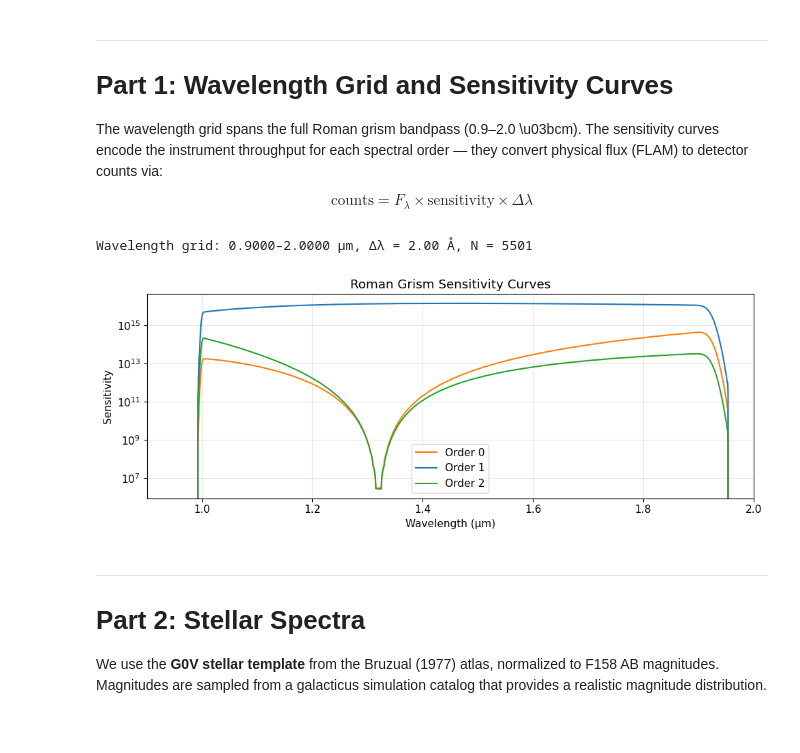
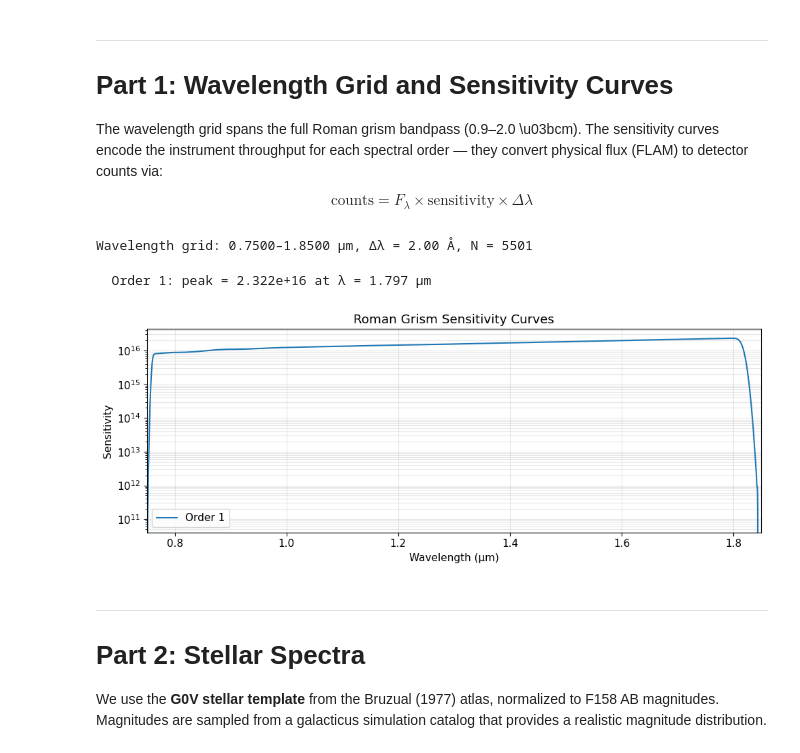
Before and after one commit to roman-grs-pit/roman_disperser, a Jupyter notebook: notebooks/galaxy/stars_and_galaxies_gpu_demo.ipynb, the cells around one changed output. Cells and saved outputs as stored; diff of their text form; code cells hidden in the pictures.

```diff
--- a/notebooks/galaxy/stars_and_galaxies_gpu_demo.ipynb
+++ b/notebooks/galaxy/stars_and_galaxies_gpu_demo.ipynb
@@ -104,12 +105,12 @@ GAL_TEMPLATES = ['elliptical_template', 'starb1_template']
 X_MIN, X_MAX = 100.0, 3988.0
 Y_MIN, Y_MAX = 100.0, 3988.0
 
-# Wavelength configuration
-LAM_MIN, LAM_MAX = 0.9, 2.0   # microns
+# Wavelength configuration (P127 prism)
+LAM_MIN, LAM_MAX = 0.75, 1.85   # microns
 DLAM_ANGSTROMS = 2.0           # 2 Angstrom spacing
 
-# Detector and orders
-ORDERS = ['0', '1', '2']
+# Detector and orders (prism has a single dispersed beam)
+ORDERS = ['1']
 DETECTOR = 'WFI05'
 SCA = 5
 PSF_CACHE_DIR = 'data/psf_cache'
@@ -163,9 +164,9 @@ dlam_angstroms = (wavelengths[1] - wavelengths[0]) * 1e4
 print(f"Wavelength grid: {wavelengths[0]:.4f}–{wavelengths[-1]:.4f} μm, "
       f"Δλ = {dlam_angstroms:.2f} Å, N = {len(wavelengths)}")
 # %% [output]
-Wavelength grid: 0.9000–2.0000 μm, Δλ = 2.00 Å, N = 5501
+Wavelength grid: 0.7500–1.8500 μm, Δλ = 2.00 Å, N = 5501
 # %%
-# Load grism sensitivity curves for each spectral order
+# Resolve project root (PIXI_PROJECT_ROOT when running under pixi, else walk up to pyproject.toml).
 _root = os.environ.get("PIXI_PROJECT_ROOT", "")
 if _root:
     project_root = Path(_root)
@@ -176,36 +177,31 @@ else:
         if project_root == project_root.parent:
             raise FileNotFoundError("Could not find project root (no pyproject.toml found)")
 
-sensitivity_files = {
-    '1': project_root / 'data' / 'sensitivities' / 'SCA1_sens_12052024.fits',
-    '0': project_root / 'data' / 'sensitivities' / 'SCA1_sens_12052024_order0.fits',
-    '2': project_root / 'data' / 'sensitivities' / 'SCA1_sens_12052024_order2.fits',
-}
-
-sensitivities = {}
-print("Loading sensitivity curves...")
-for order, fpath in sensitivity_files.items():
-    with fits.open(fpath) as hdul:
-        wl_sens = hdul[1].data['WAVELENGTH'] / 1e4  # Å → μm
-        sens_vals = hdul[1].data['SENSITIVITY']
-        sens_interp = np.interp(wavelengths, wl_sens, sens_vals)
-        sensitivities[order] = jnp.array(sens_interp.astype(np.float32))
-        peak_idx = np.argmax(sens_interp)
-        print(f"  Order {order}: peak = {sens_interp.max():.3e} at λ = {wavelengths[peak_idx]:.3f} μm")
+# Prism sensitivities live in data/sensitivities_prism/ with a per-SCA, per-order YAML map.
+# pipeline.load_sensitivities reads only orders listed in ORDERS (driven by pipeline.ORDERS).
+sensitivities = pipeline.load_sensitivities(
+    project_root / "data" / "sensitivities_prism", sca=SCA, wavelengths=wavelengths
+)
+for order, sens in sensitivities.items():
+    sens_np = np.asarray(sens)
+    peak_idx = int(np.argmax(sens_np))
+    print(f"  Order {order}: peak = {sens_np.max():.3e} at λ = {wavelengths[peak_idx]:.3f} μm")
+# %% [output]
+  Order 1: peak = 2.322e+16 at λ = 1.797 μm
 # %%
 fig, ax = plt.subplots(figsize=(10, 4))
 colors = {'0': 'C1', '1': 'C0', '2': 'C2'}
 for order in ORDERS:
     ax.semilogy(wavelengths, sensitivities[order],
                 label=f'Order {order}', color=colors[order], lw=1.5)
 ax.set(xlabel='Wavelength (μm)', ylabel='Sensitivity',
-       title='Roman Grism Sensitivity Curves', xlim=(0.9, 2.0))
+       title='Roman Grism Sensitivity Curves', xlim=(LAM_MIN, LAM_MAX))
 ax.legend()
 ax.grid(True, alpha=0.3, which='both')
 plt.tight_layout()
 plt.show()
 # %% [output]
-[figure, old version]
+[figure, new version]
 # %% [markdown]
 ---
 # Part 2: Stellar Spectra
```
Also changed, not shown: parts of 16 cells of this notebook.
